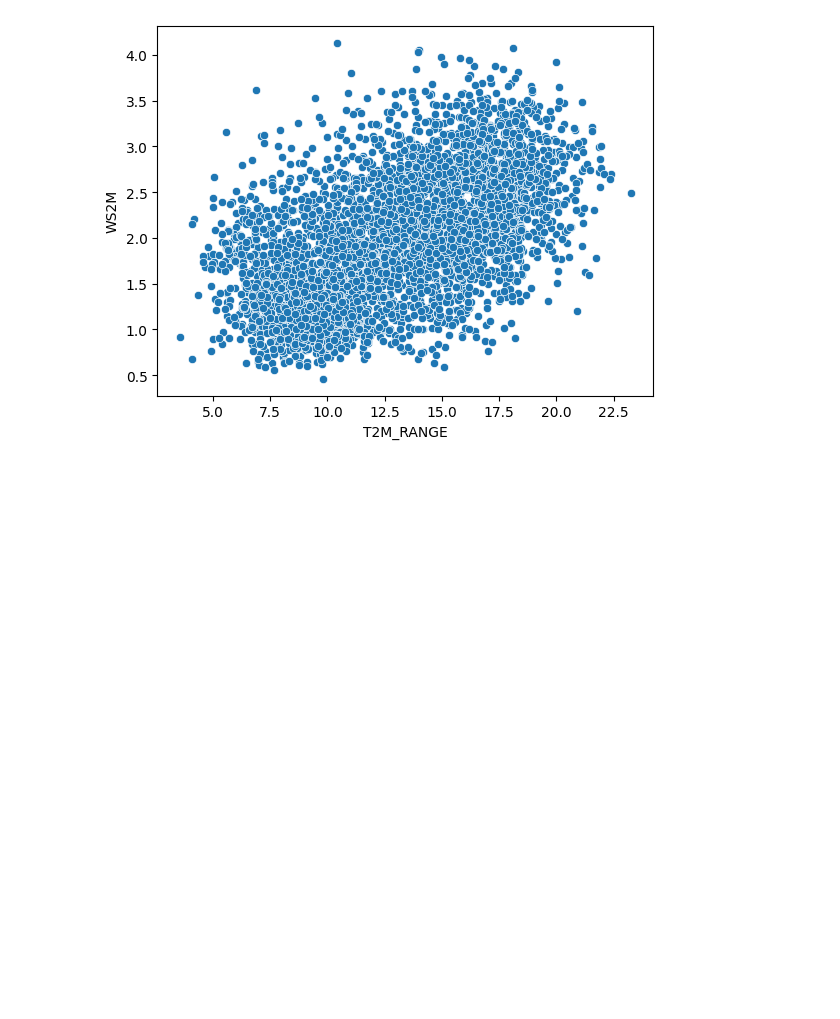
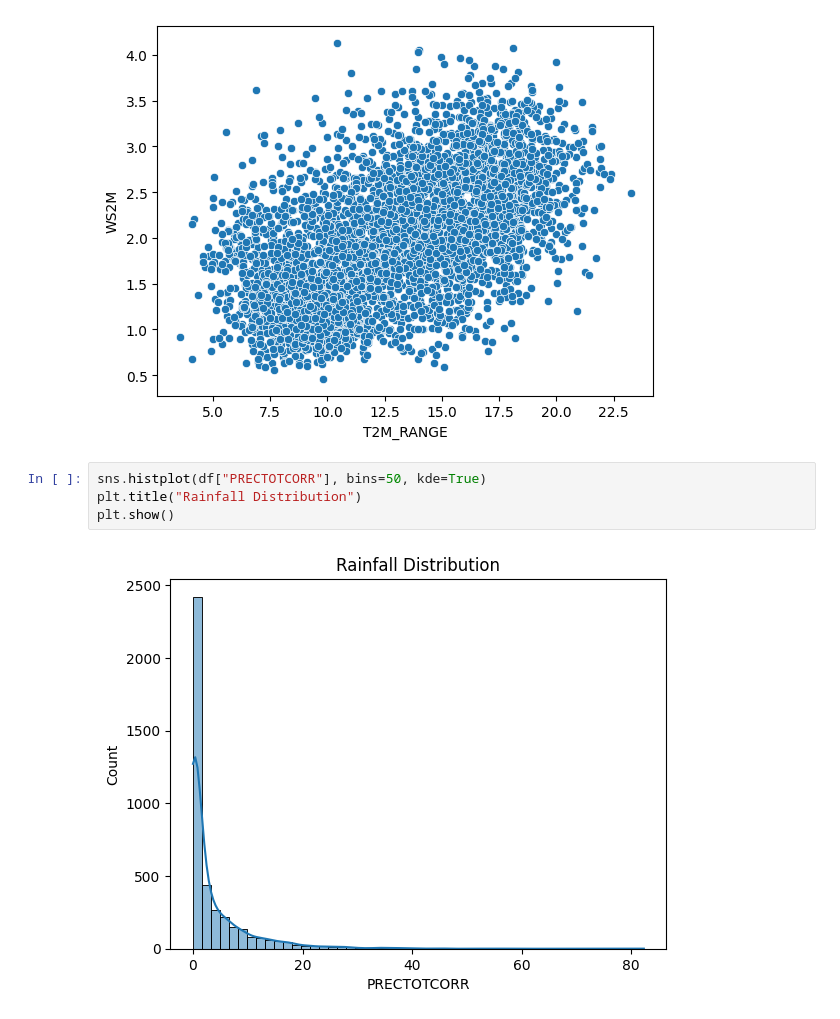
Before and after one commit to fenet-as/climate-challenge-week0, a Jupyter notebook: notebooks/ethiopia_eda.ipynb, the cells around one changed output. Drawn from its saved outputs; the diff is of its cells as text; blank space fills up the shorter version.

Commit message:
feat: distribution and bubble chart analysis

```diff
--- a/notebooks/ethiopia_eda.ipynb
+++ b/notebooks/ethiopia_eda.ipynb
@@ -141,3 +141,9 @@ plt.show()
 # %% [output]
 [figure]
 [figure]
+# %%
+sns.histplot(df["PRECTOTCORR"], bins=50, kde=True)
+plt.title("Rainfall Distribution")
+plt.show()
+# %% [output]
+[figure, added]
```
Also changed, not shown: parts of 2 cells of this notebook.
